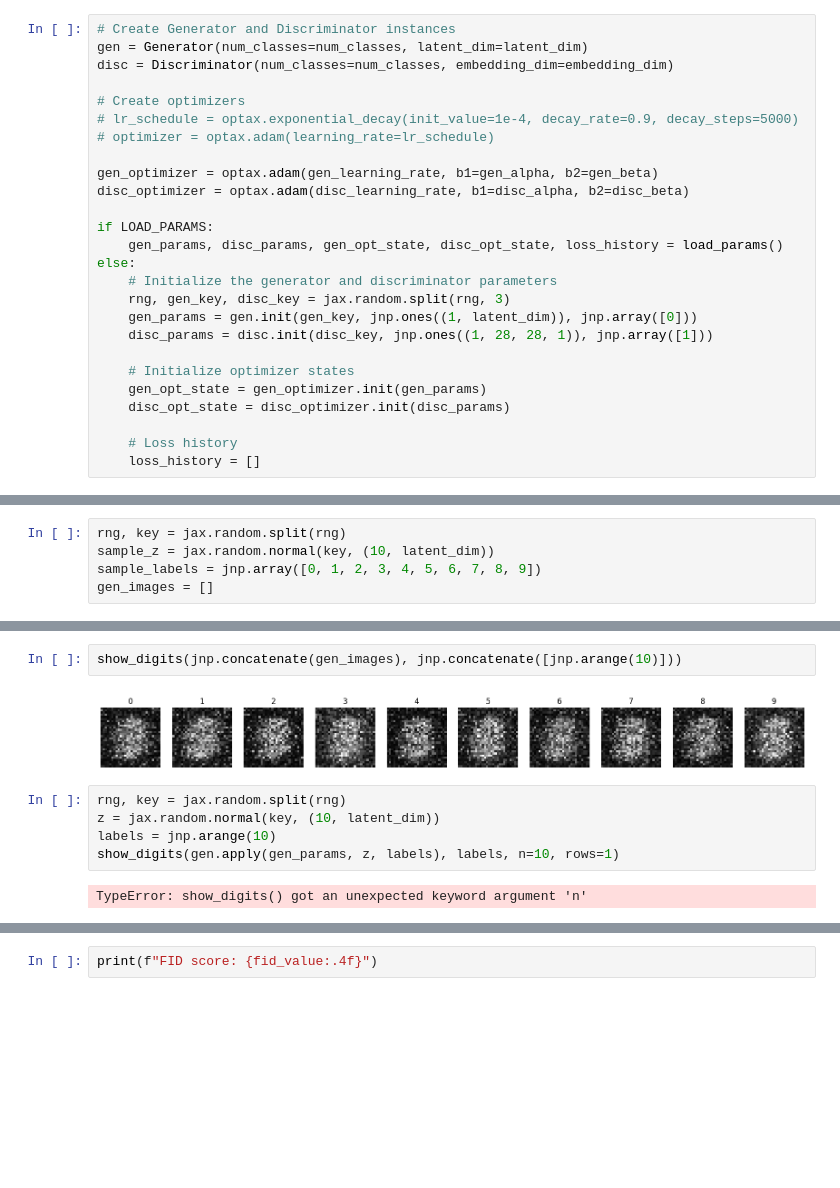
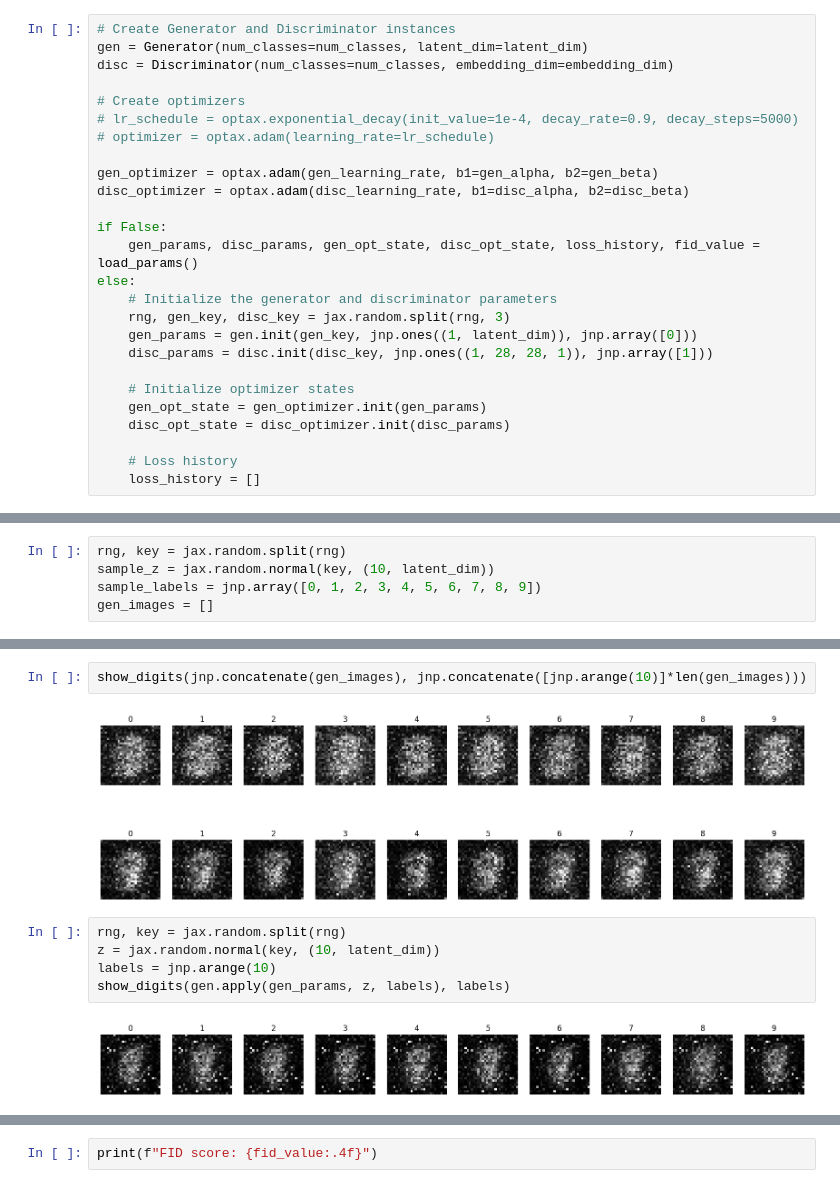
Before and after one commit to Lv1g1/GAN-NAML-Project, a Jupyter notebook: GAN.ipynb, the cells around one changed output, grey strips where cells are left out. Drawn from its saved outputs; the diff is of its cells as text; blank space fills up the shorter version.

```diff
--- a/GAN.ipynb
+++ b/GAN.ipynb
@@ -237,8 +238,8 @@ disc = Discriminator(num_classes=num_classes, embedding_dim=embedding_dim)
 gen_optimizer = optax.adam(gen_learning_rate, b1=gen_alpha, b2=gen_beta)
 disc_optimizer = optax.adam(disc_learning_rate, b1=disc_alpha, b2=disc_beta)
 
-if LOAD_PARAMS:
-    gen_params, disc_params, gen_opt_state, disc_opt_state, loss_history = load_params()
+if False:
+    gen_params, disc_params, gen_opt_state, disc_opt_state, loss_history, fid_value = load_params()
 else:
     # Initialize the generator and discriminator parameters
     rng, gen_key, disc_key = jax.random.split(rng, 3)
@@ -443,11 +450,11 @@ plt.show()
 # %%
-show_digits(jnp.concatenate(gen_images), jnp.concatenate([jnp.arange(10)]))
+show_digits(jnp.concatenate(gen_images), jnp.concatenate([jnp.arange(10)]*len(gen_images)))
 # %% [output]
-[figure, old version]
+[figure, new version]
 # %%
 rng, key = jax.random.split(rng)
 z = jax.random.normal(key, (10, latent_dim))
 labels = jnp.arange(10)
-show_digits(gen.apply(gen_params, z, labels), labels, n=10, rows=1)
+show_digits(gen.apply(gen_params, z, labels), labels)
 # %% [output]
-TypeError: show_digits() got an unexpected keyword argument 'n'
+[figure, added]
```
Also changed, not shown: parts of 9 cells of this notebook, 1 other file.
